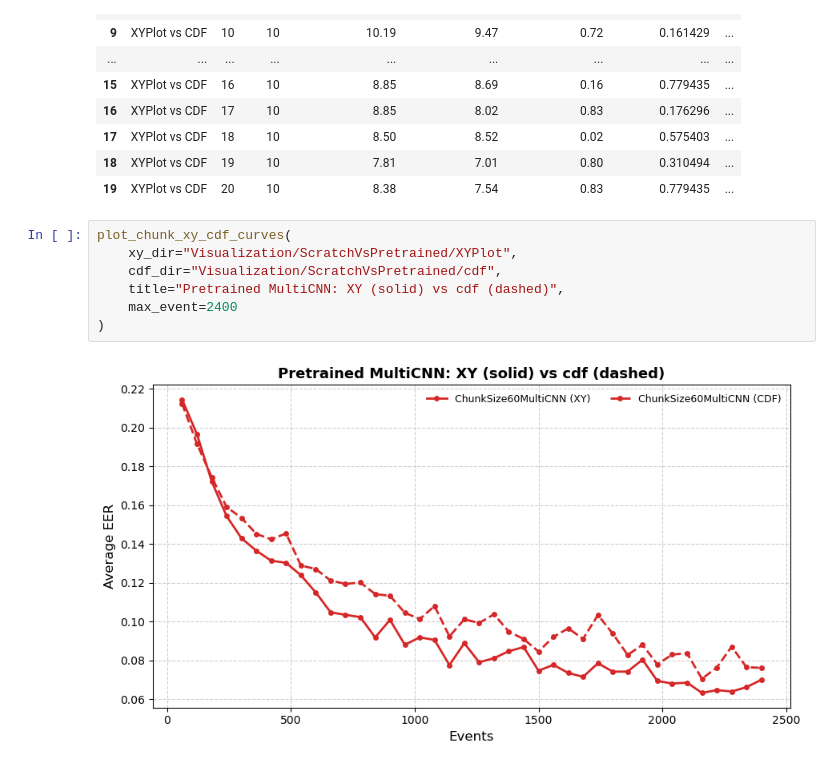
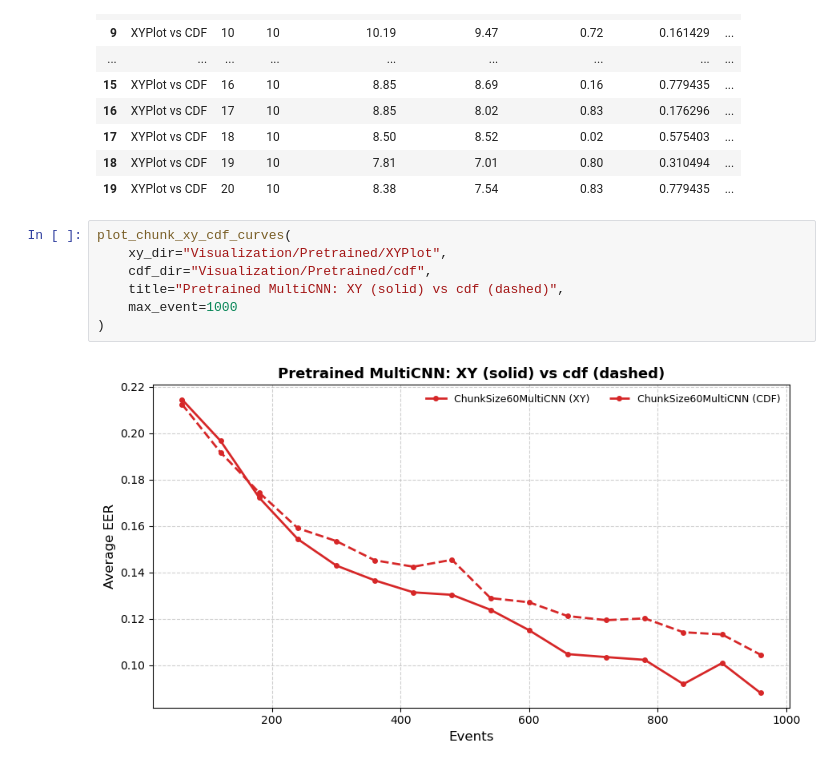
Before and after one commit to S-lijun/Mouse_Dynamics, a Jupyter notebook: Results_New.ipynb, the cells around one changed output. Saved outputs shown, nothing was run; the diff lists cells and outputs as text.

```diff
--- a/Results_New.ipynb
+++ b/Results_New.ipynb
@@ -473,10 +473,10 @@ df
 | 19 | XYPlot vs CDF | 20 | 10 | 8.38 | 7.54 | 0.83 | 0.779435 | ... |
 # %%
 plot_chunk_xy_cdf_curves(
-    xy_dir="Visualization/ScratchVsPretrained/XYPlot",
-    cdf_dir="Visualization/ScratchVsPretrained/cdf",
+    xy_dir="Visualization/Pretrained/XYPlot",
+    cdf_dir="Visualization/Pretrained/cdf",
     title="Pretrained MultiCNN: XY (solid) vs cdf (dashed)",
-    max_event=2400
+    max_event=1000
 )
 # %% [output]
-[figure, old version]
+[figure, new version]
```
Also changed, not shown: parts of 1 cell of this notebook, 5 other files.
